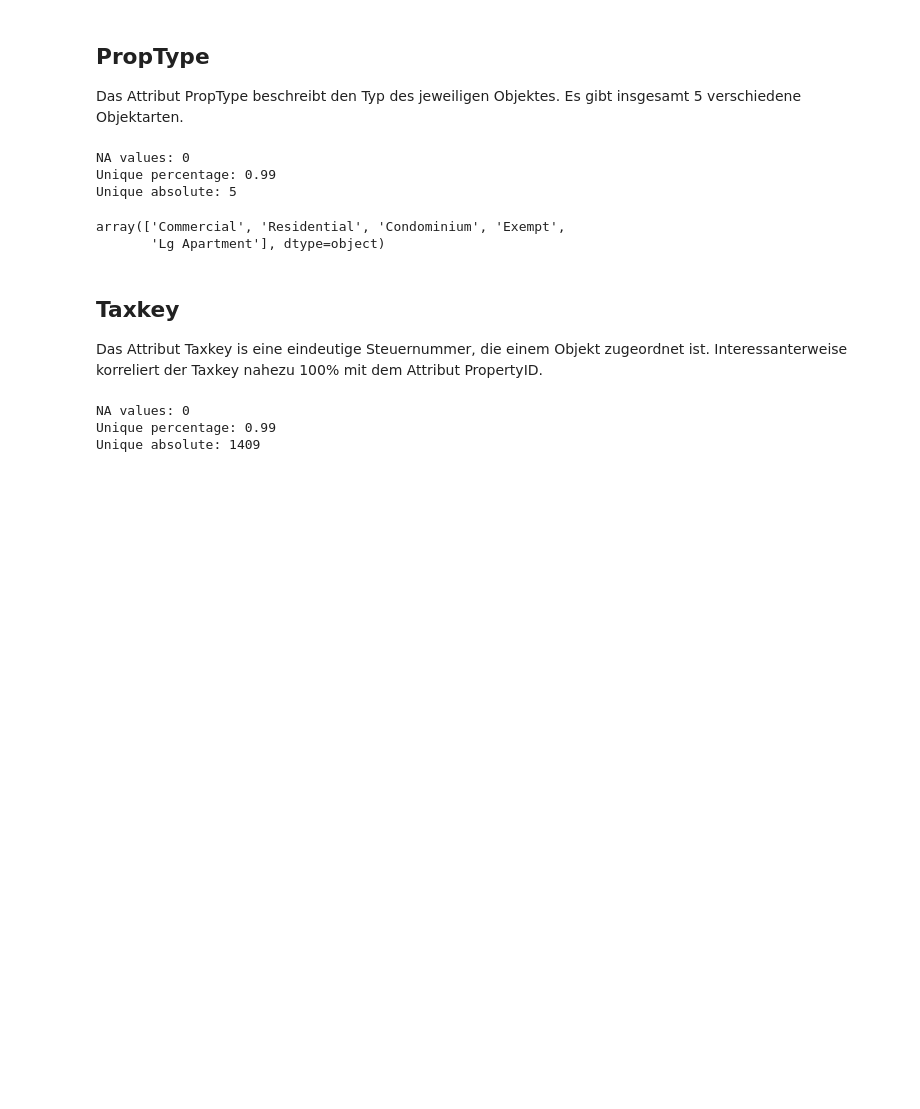
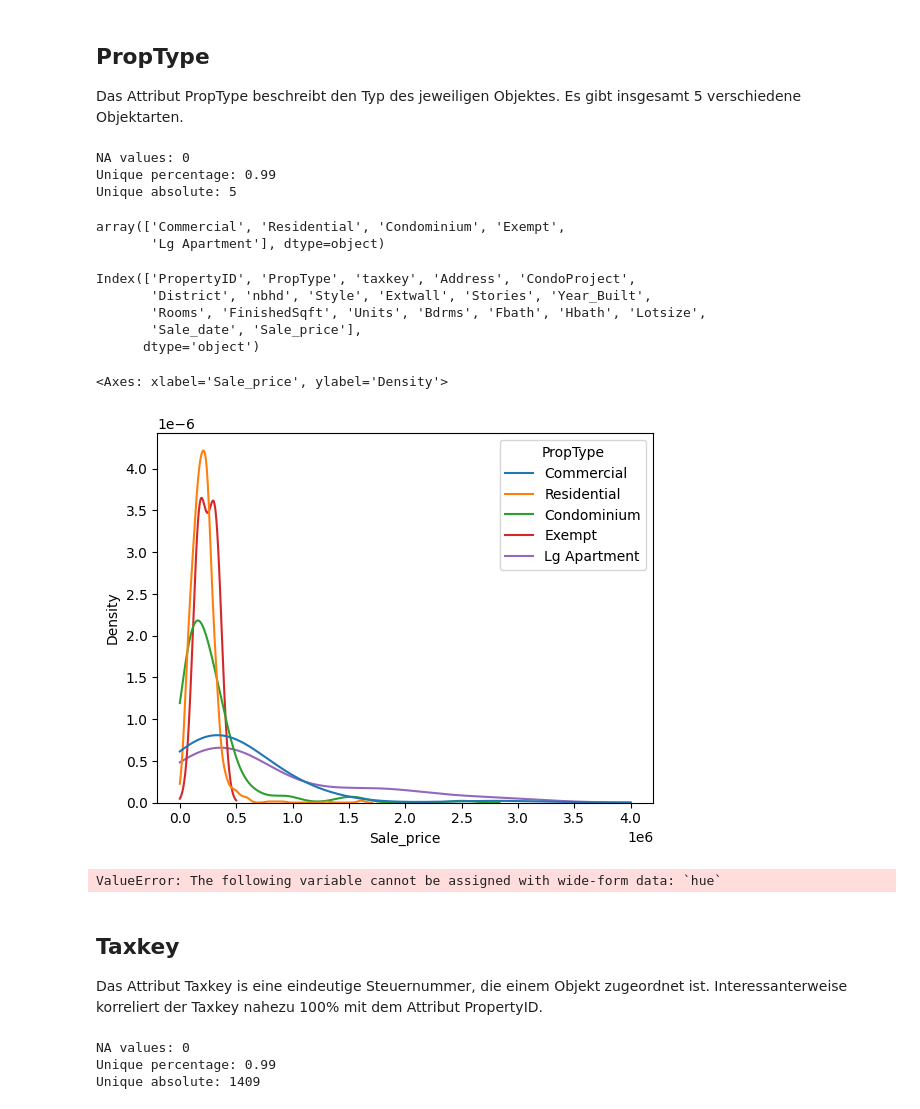
Before and after one commit to Flixner/Property-Sales-Prediction, a Jupyter notebook: eda.ipynb, the cells around one changed output. Cells and saved outputs as stored; diff of their text form; code cells hidden in the pictures; blank space fills up the shorter version.

Commit message:
new plots in eda

```diff
--- a/eda.ipynb
+++ b/eda.ipynb
@@ -317,3 +359,33 @@ px.pie(
+# %%
+df.columns
+# %% [output]
+Index(['PropertyID', 'PropType', 'taxkey', 'Address', 'CondoProject',
+       'District', 'nbhd', 'Style', 'Extwall', 'Stories', 'Year_Built',
+       'Rooms', 'FinishedSqft', 'Units', 'Bdrms', 'Fbath', 'Hbath', 'Lotsize',
+       'Sale_date', 'Sale_price'],
+      dtype='object')
+# %%
+sns.kdeplot(
+    data=df,
+    x="Sale_price",
+    hue="PropType",
+    common_norm=False,
+    fill=False,
+    clip=(0, 4e6),
+)
+# %% [output]
+<Axes: xlabel='Sale_price', ylabel='Density'>
+[figure, added]
+# %%
+kde_plot(
+    df,
+    "Sale_price",
+    # kde_ext=kde_ext_mean_sdev,
+    title="Mean and sdev",
+    hue="PropType",
+)
+# %% [output]
+ValueError: The following variable cannot be assigned with wide-form data: `hue`
 # %% [markdown]
 ## Taxkey
 
```
Also changed, not shown: parts of 18 cells of this notebook.
